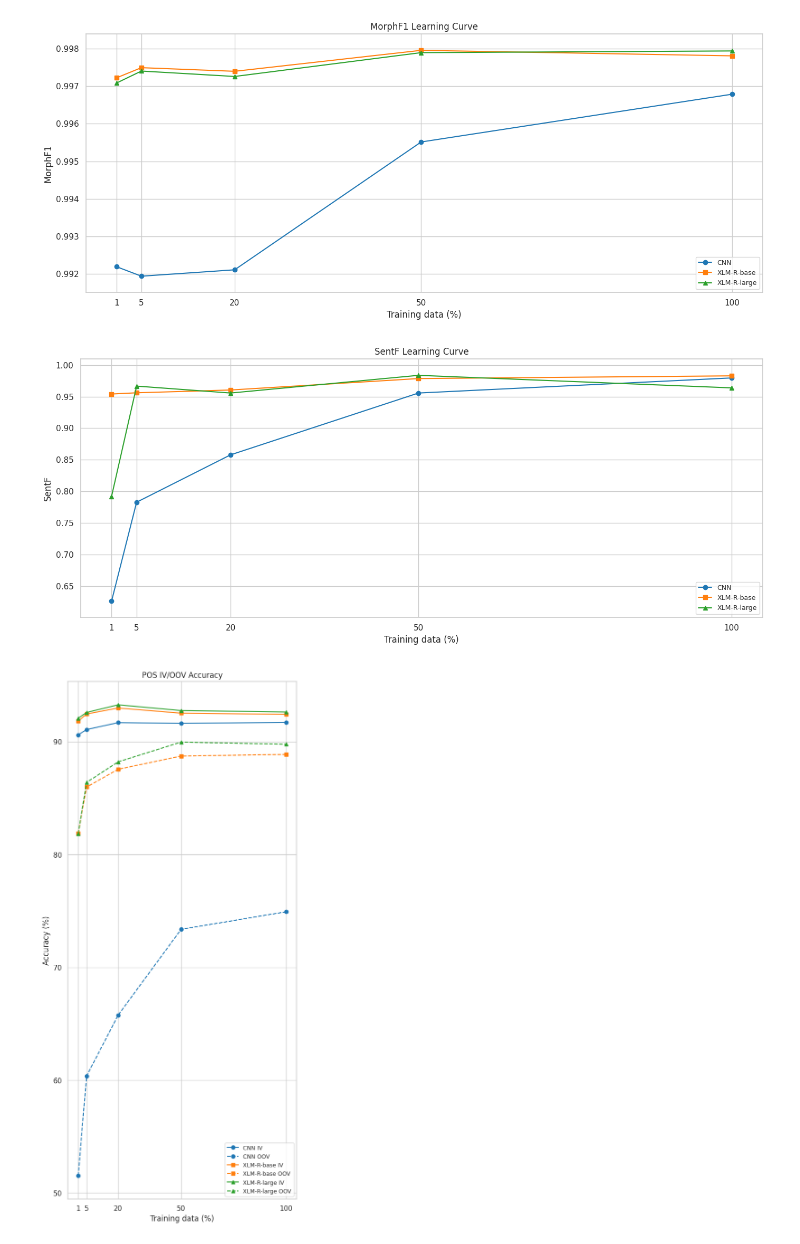
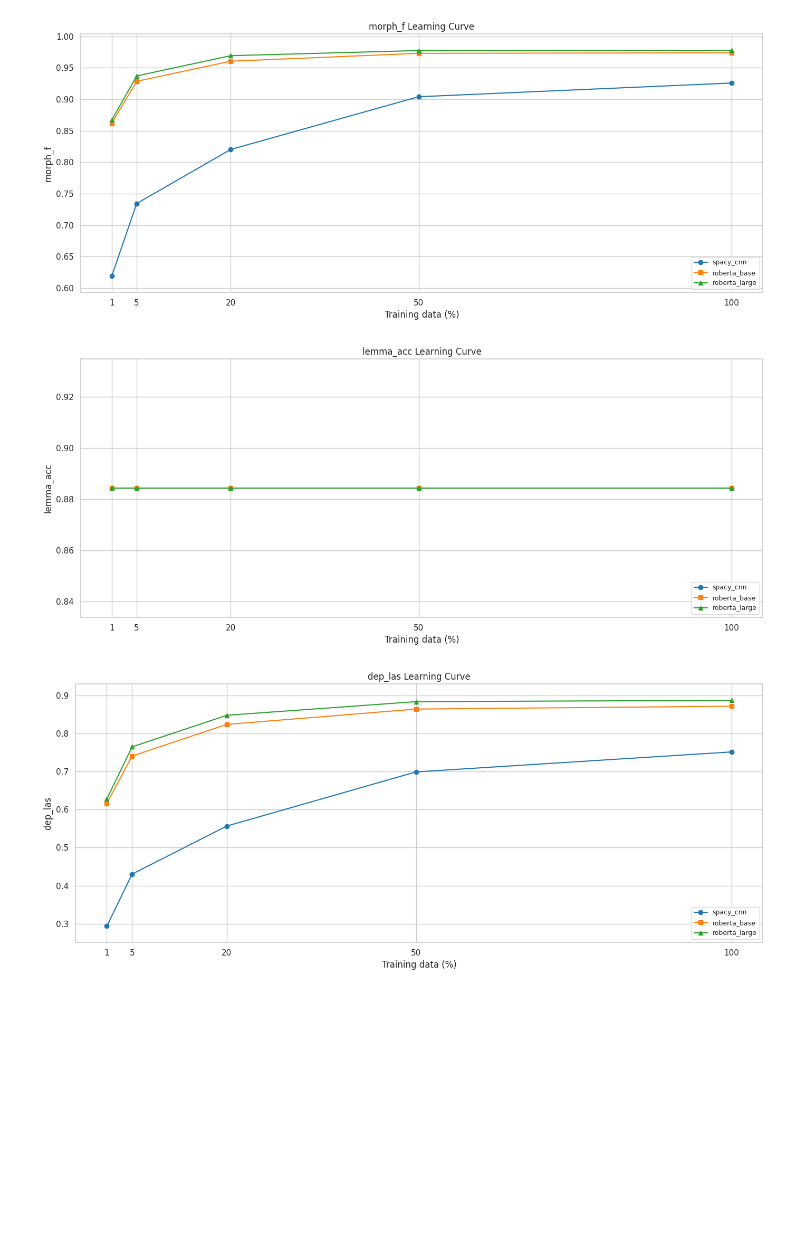
Before and after one commit to JesseLau24/Fengdi_Huang_Master_Thesis_Repo, a Jupyter notebook: 2_visualization.ipynb, the cells around one changed output. Drawn from its saved outputs; the diff is of its cells as text; code cells hidden in the pictures; blank space fills up the shorter version.

Commit message:
I guess visualization is alright. I made a mistake with Morph per feat and also basic metrics for accuracy, but it is fixed now

```diff
--- a/2_visualization.ipynb
+++ b/2_visualization.ipynb
@@ -171,11 +319,18 @@ import seaborn as sns
 sns.set(style="whitegrid")
 
 # ---------- 1️⃣ Load CSVs ----------
-df_eval = pd.read_csv("./Summary_CSVs/evaluation_summary.csv")
+df_eval = pd.read_csv("./Summary_CSVs/evaluation_basic_metrics.csv")
 df_oov  = pd.read_csv("./Summary_CSVs/oov_iv_summary.csv")
 
-# ---------- 2️⃣ 学习曲线 ----------
-metrics = ["POS", "LAS", "MorphF1", "SentF"]  # 可以加上 Lemma, SentF
+# ---------- 2️⃣ 从 model 列提取 framework 和 data_pct ----------
+df_eval['data_pct'] = df_eval['model'].apply(lambda x: int(x.split('_')[-1].replace('pct','')))
+df_eval['framework'] = df_eval['model'].apply(lambda x: '_'.join(x.split('_')[1:-1]))
+
+df_oov['data_pct'] = df_oov['model'].apply(lambda x: int(x.split('_')[-1].replace('pct','')))
+df_oov['framework'] = df_oov['model'].apply(lambda x: '_'.join(x.split('_')[1:-1]))
+
+# ---------- 3️⃣ 学习曲线 ----------
+metrics = ['token_acc', 'pos_acc', 'morph_f', 'lemma_acc', 'dep_las', 'sents_f']
 x_order = [1, 5, 20, 50, 100]
 
 markers = ["o", "s", "^", "D", "v", "*"]  # 不同 marker
@@ -208,7 +363,7 @@ for metric in metrics:
     plt.tight_layout()
     plt.show()
 
-# ---------- 3️⃣ OOV/IV 对比（优化图例+纵向比例+压缩底部）----------
+# ---------- 4️⃣ OOV/IV 对比（优化图例+纵向比例+压缩底部）----------
 components = df_oov["component"].unique()
 
 for comp in components:
@@ -251,3 +406,3 @@ for comp in components:
-[figure, old version]
+[figure, new version]
-[figure, old version]
+[figure, new version]
-[figure, old version]
+[figure, new version]
```
Also changed, not shown: parts of 9 cells of this notebook, 22 other files.
